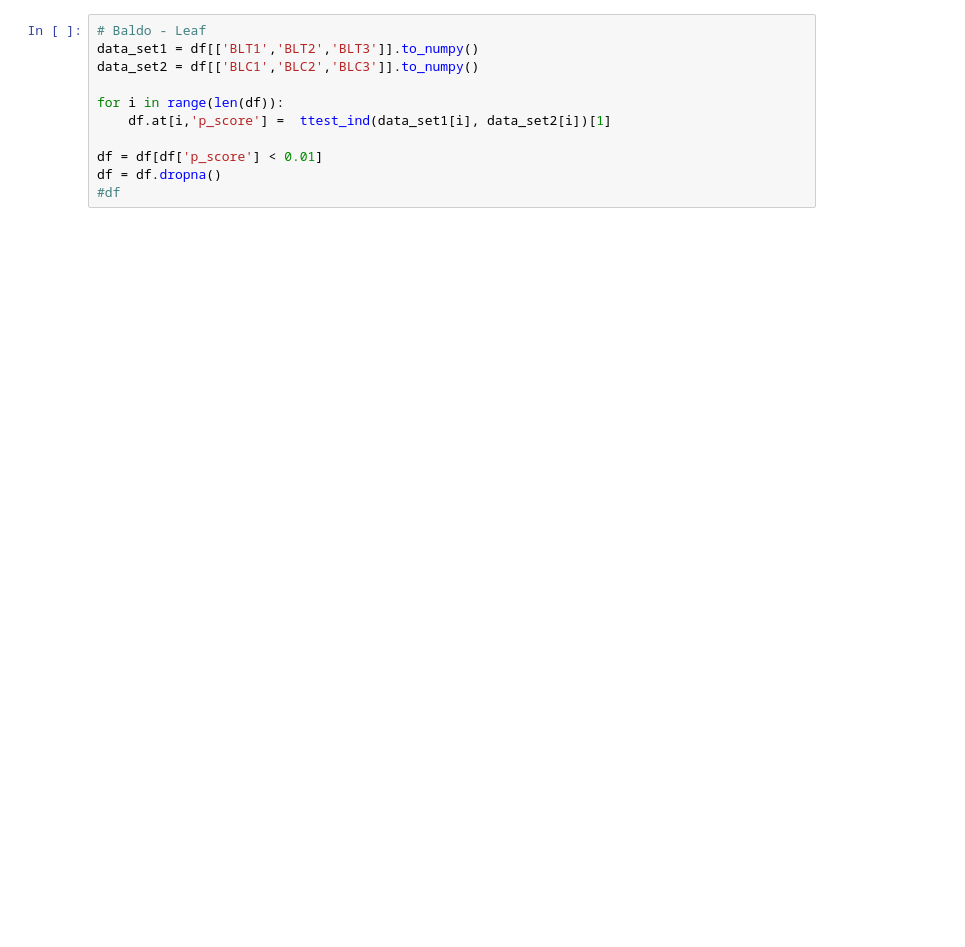
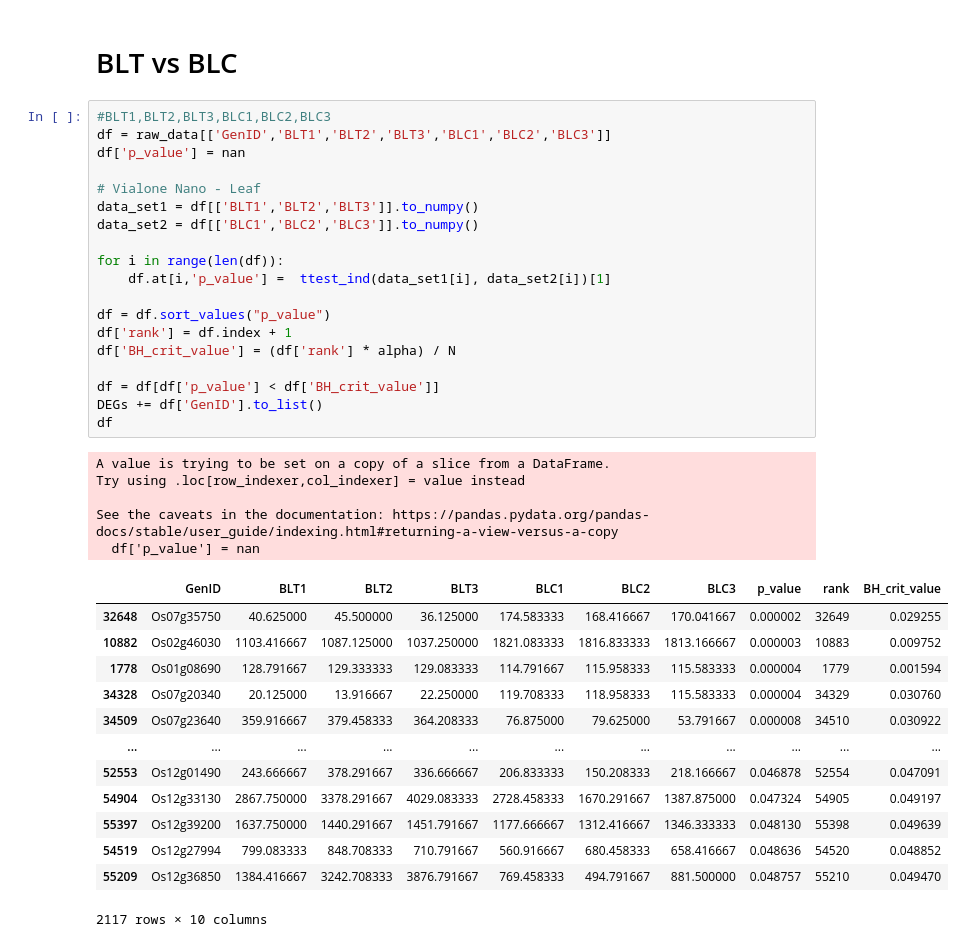
Before and after one commit to MahdeeMushfiqueKamal/cBLAST-AssignedTasks, a Jupyter notebook: task4.ipynb, the cells around one changed output. Saved outputs shown, nothing was run; the diff lists cells and outputs as text; blank space fills up the shorter version.

```diff
--- a/task4.ipynb
+++ b/task4.ipynb
@@ -66,11 +132,40 @@ df = df.dropna()
+# %% [markdown]
+# BLT vs BLC
 # %%
-# Baldo - Leaf
+#BLT1,BLT2,BLT3,BLC1,BLC2,BLC3
+df = raw_data[['GenID','BLT1','BLT2','BLT3','BLC1','BLC2','BLC3']]
+df['p_value'] = nan
+
+# Vialone Nano - Leaf
 data_set1 = df[['BLT1','BLT2','BLT3']].to_numpy()
 data_set2 = df[['BLC1','BLC2','BLC3']].to_numpy()
 
 for i in range(len(df)):
-    df.at[i,'p_score'] =  ttest_ind(data_set1[i], data_set2[i])[1]
+    df.at[i,'p_value'] =  ttest_ind(data_set1[i], data_set2[i])[1]
 
-df = df[df['p_score'] < 0.01]
-df = df.dropna()
-#df
+df = df.sort_values("p_value")
+df['rank'] = df.index + 1
+df['BH_crit_value'] = (df['rank'] * alpha) / N
+
+df = df[df['p_value'] < df['BH_crit_value']]
+DEGs += df['GenID'].to_list()
+df
+# %% [output]
+A value is trying to be set on a copy of a slice from a DataFrame.
+Try using .loc[row_indexer,col_indexer] = value instead
+
+See the caveats in the documentation: https://pandas.pydata.org/pandas-docs/stable/user_guide/indexing.html#returning-a-view-versus-a-copy
+  df['p_value'] = nan
+|  | GenID | BLT1 | BLT2 | BLT3 | BLC1 | BLC2 | BLC3 | p_value | rank | BH_crit_value |
+| 32648 | Os07g35750 | 40.625000 | 45.500000 | 36.125000 | 174.583333 | 168.416667 | 170.041667 | 0.000002 | 32649 | 0.029255 |
+| 10882 | Os02g46030 | 1103.416667 | 1087.125000 | 1037.250000 | 1821.083333 | 1816.833333 | 1813.166667 | 0.000003 | 10883 | 0.009752 |
+| 1778 | Os01g08690 | 128.791667 | 129.333333 | 129.083333 | 114.791667 | 115.958333 | 115.583333 | 0.000004 | 1779 | 0.001594 |
+| 34328 | Os07g20340 | 20.125000 | 13.916667 | 22.250000 | 119.708333 | 118.958333 | 115.583333 | 0.000004 | 34329 | 0.030760 |
+| 34509 | Os07g23640 | 359.916667 | 379.458333 | 364.208333 | 76.875000 | 79.625000 | 53.791667 | 0.000008 | 34510 | 0.030922 |
+| ... | ... | ... | ... | ... | ... | ... | ... | ... | ... | ... |
+| 52553 | Os12g01490 | 243.666667 | 378.291667 | 336.666667 | 206.833333 | 150.208333 | 218.166667 | 0.046878 | 52554 | 0.047091 |
+| 54904 | Os12g33130 | 2867.750000 | 3378.291667 | 4029.083333 | 2728.458333 | 1670.291667 | 1387.875000 | 0.047324 | 54905 | 0.049197 |
+| 55397 | Os12g39200 | 1637.750000 | 1440.291667 | 1451.791667 | 1177.666667 | 1312.416667 | 1346.333333 | 0.048130 | 55398 | 0.049639 |
+| 54519 | Os12g27994 | 799.083333 | 848.708333 | 710.791667 | 560.916667 | 680.458333 | 658.416667 | 0.048636 | 54520 | 0.048852 |
+| 55209 | Os12g36850 | 1384.416667 | 3242.708333 | 3876.791667 | 769.458333 | 494.791667 | 881.500000 | 0.048757 | 55210 | 0.049470 |
+2117 rows × 10 columns
```
Also changed, not shown: parts of 14 cells of this notebook.
